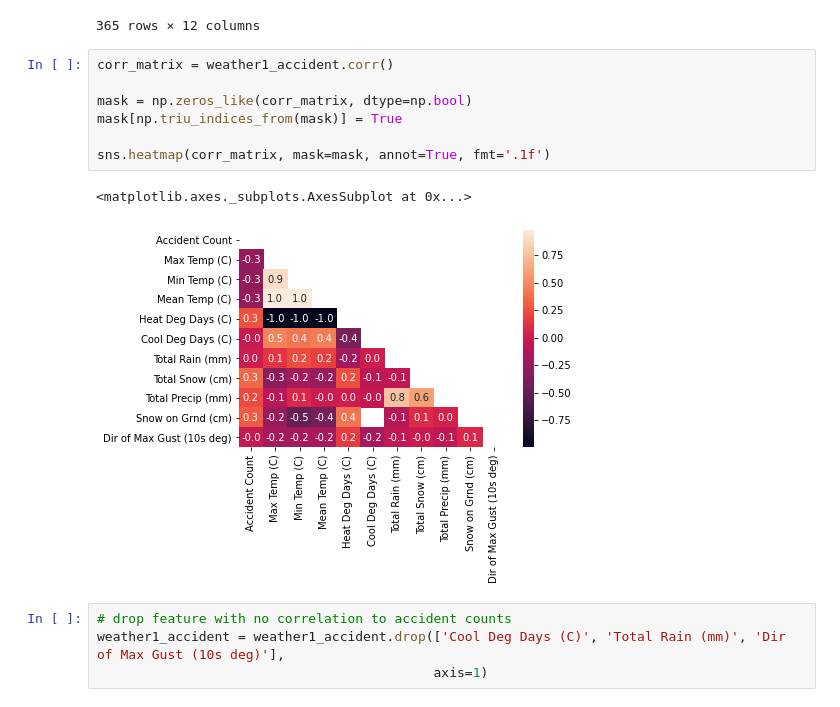
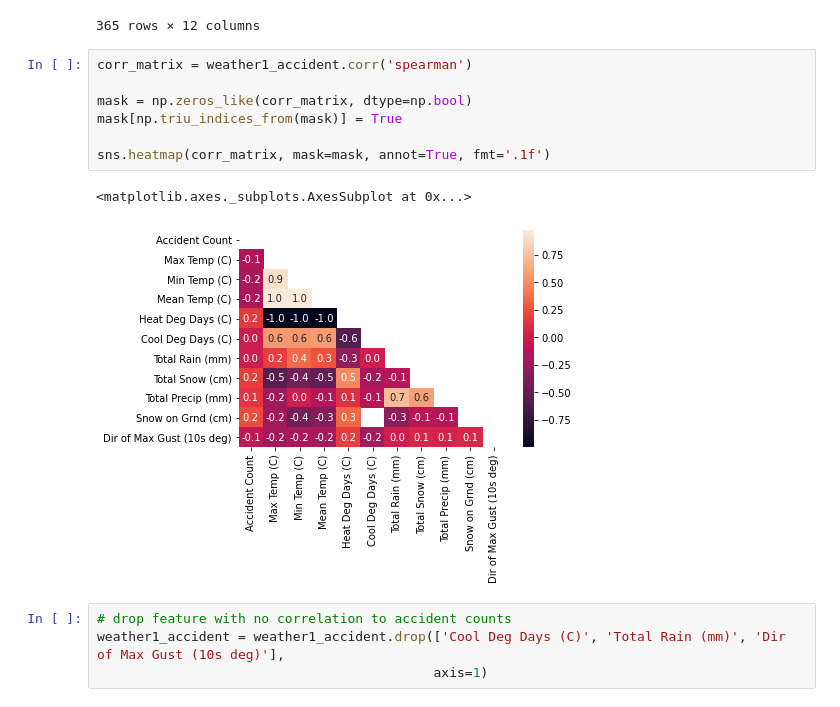
Before and after one commit to Karenzhang7717/ENSF592_YYC_Project, a Jupyter notebook: Phase II/Traffic_Weather.ipynb, the cells around one changed output. Drawn from its saved outputs; the diff is of its cells as text.

```diff
--- a/Phase II/Traffic_Weather.ipynb
+++ b/Phase II/Traffic_Weather.ipynb
@@ -123,15 +123,15 @@ weather1_accident
 | 2018-12-31 | 13 | -8.0 | -14.7 | -11.4 | 29.4 | 0.0 | ... |
 365 rows × 12 columns
 # %%
-corr_matrix = weather1_accident.corr()
+corr_matrix = weather1_accident.corr('spearman')
 
 mask = np.zeros_like(corr_matrix, dtype=np.bool)
 mask[np.triu_indices_from(mask)] = True
 
 sns.heatmap(corr_matrix, mask=mask, annot=True, fmt='.1f')
 # %% [output]
 <matplotlib.axes._subplots.AxesSubplot at 0x...>
-[figure, old version]
+[figure, new version]
 # %%
 # drop feature with no correlation to accident counts
 weather1_accident = weather1_accident.drop(['Cool Deg Days (C)', 'Total Rain (mm)', 'Dir of Max Gust (10s deg)'],
```
Also changed, not shown: parts of 3 cells of this notebook, 2 other files.
